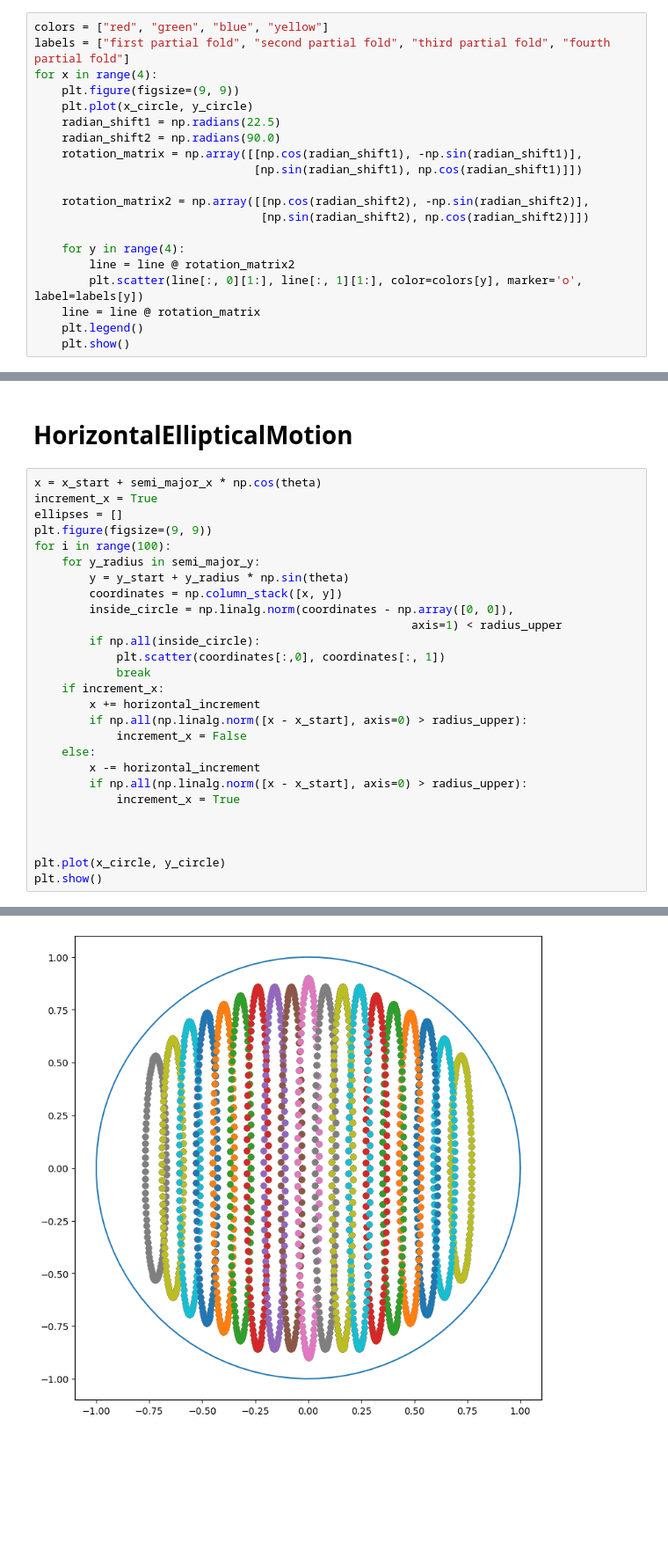
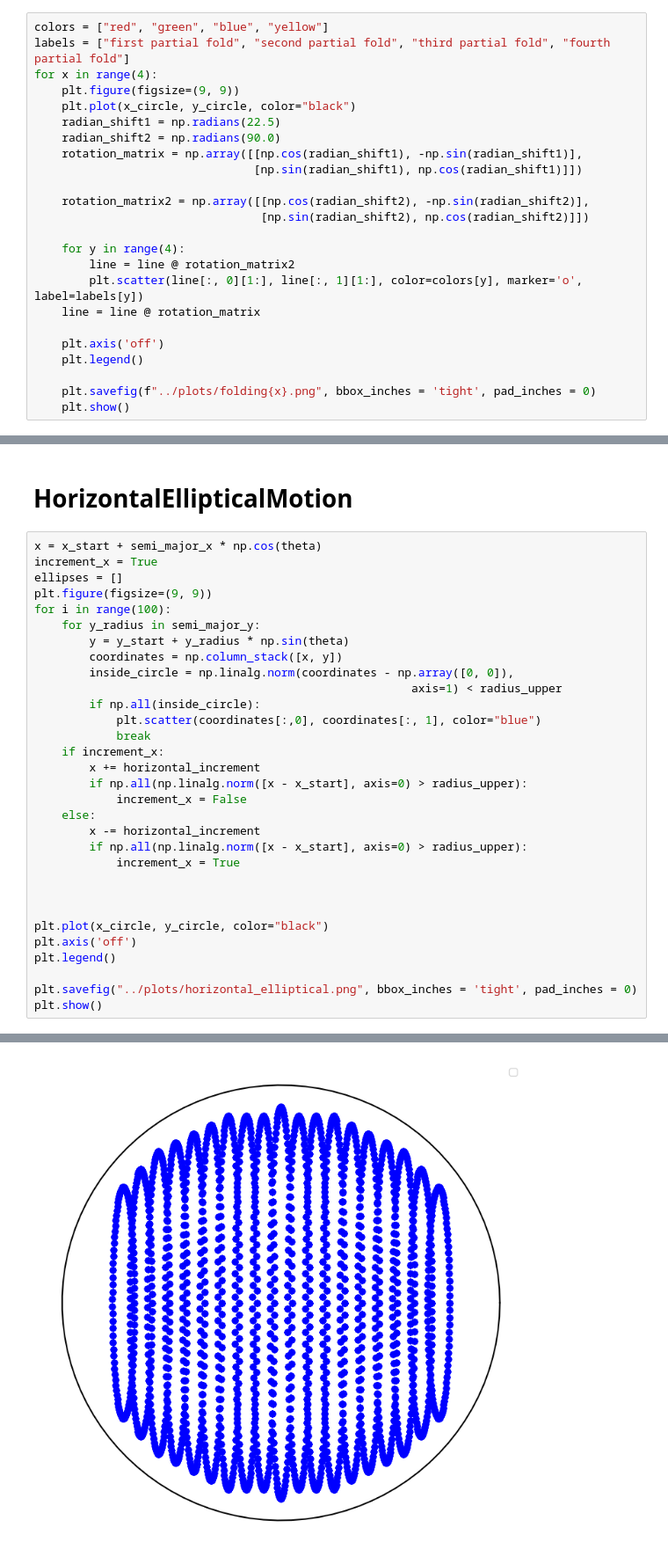
Before and after one commit to Food-Ninja/MixingIngredients, a Jupyter notebook: ipynb/motion.ipynb, the cells around one changed output, grey strips where cells are left out. Shown at 88% size. Saved outputs shown, nothing was run; the diff lists cells and outputs as text; blank space fills up the shorter version.

Commit message:
remove axis and save plots.

```diff
--- a/ipynb/motion.ipynb
+++ b/ipynb/motion.ipynb
@@ -101,7 +107,7 @@ colors = ["red", "green", "blue", "yellow"]
 labels = ["first partial fold", "second partial fold", "third partial fold", "fourth partial fold"]
 for x in range(4):
     plt.figure(figsize=(9, 9))
-    plt.plot(x_circle, y_circle)
+    plt.plot(x_circle, y_circle, color="black")
     radian_shift1 = np.radians(22.5)
     radian_shift2 = np.radians(90.0)
     rotation_matrix = np.array([[np.cos(radian_shift1), -np.sin(radian_shift1)],
@@ -114,6 +120,10 @@ for x in range(4):
         line = line @ rotation_matrix2
         plt.scatter(line[:, 0][1:], line[:, 1][1:], color=colors[y], marker='o', label=labels[y])
     line = line @ rotation_matrix
+
+    plt.axis('off')
     plt.legend()
+
+    plt.savefig(f"../plots/folding{x}.png", bbox_inches = 'tight', pad_inches = 0)
     plt.show()
 # %% [output]
@@ -135,7 +145,7 @@ for i in range(100):
         inside_circle = np.linalg.norm(coordinates - np.array([0, 0]),
                                                        axis=1) < radius_upper
         if np.all(inside_circle):
-            plt.scatter(coordinates[:,0], coordinates[:, 1])
+            plt.scatter(coordinates[:,0], coordinates[:, 1], color="blue")
             break
     if increment_x:
         x += horizontal_increment
@@ -148,6 +158,10 @@ for i in range(100):
 
 
 
-plt.plot(x_circle, y_circle)
+plt.plot(x_circle, y_circle, color="black")
+plt.axis('off')
+plt.legend()
+
+plt.savefig("../plots/horizontal_elliptical.png", bbox_inches = 'tight', pad_inches = 0)
 plt.show()
 # %% [output]
@@ -154 +169 @@ plt.show()
-[figure, old version]
+[figure, new version]
```
Also changed, not shown: parts of 5 cells of this notebook, 8 other files.
